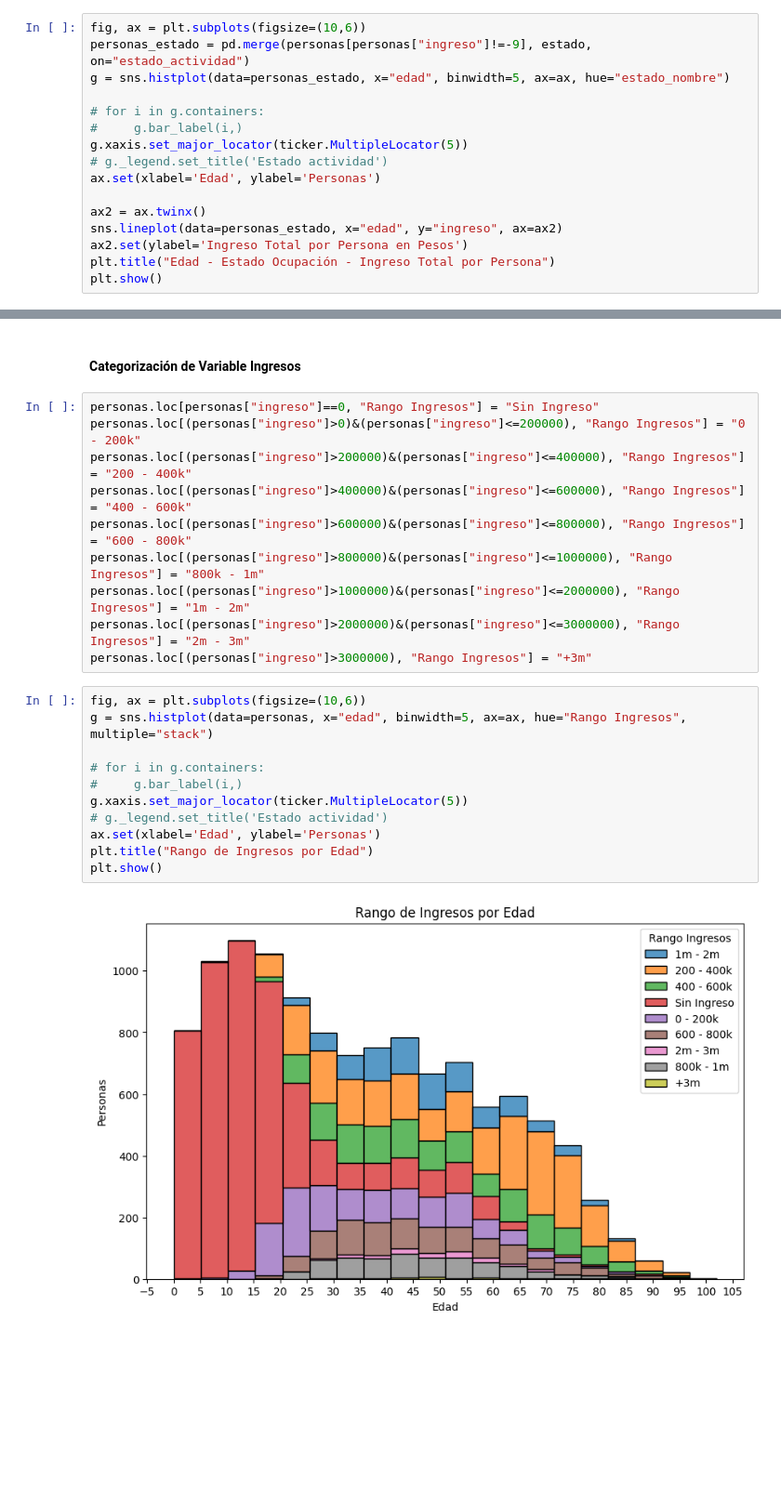
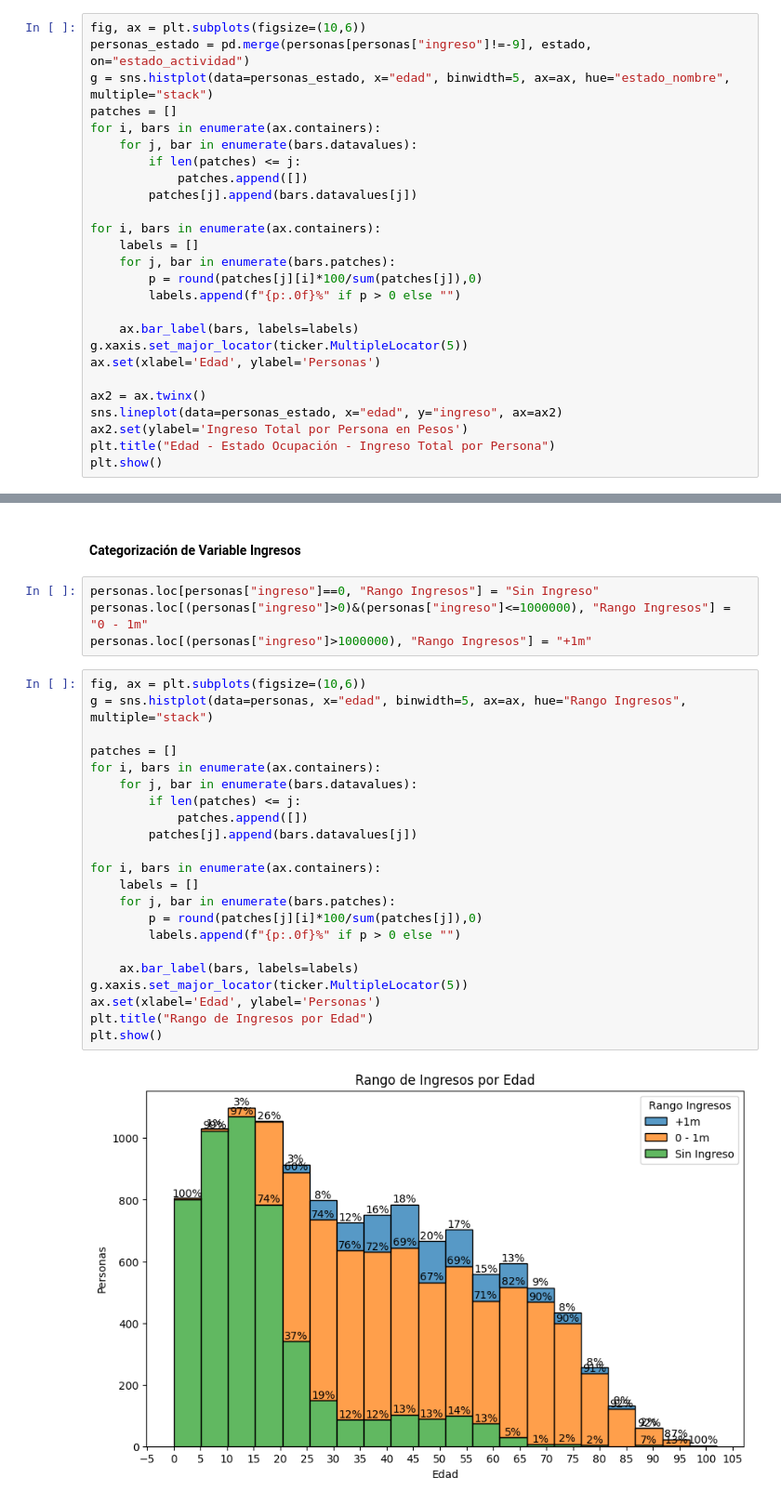
Before and after one commit to LMatiPerez/AnalisisDeDatosI_G5, a Jupyter notebook: graficos_grupo_5.ipynb, the cells around one changed output, grey strips where cells are left out. Shown at 93% size. Saved outputs shown, nothing was run; the diff lists cells and outputs as text; blank space fills up the shorter version.

```diff
--- a/graficos_grupo_5.ipynb
+++ b/graficos_grupo_5.ipynb
@@ -98,12 +95,22 @@ np.int64(0)
 # %%
 fig, ax = plt.subplots(figsize=(10,6))
 personas_estado = pd.merge(personas[personas["ingreso"]!=-9], estado, on="estado_actividad")
-g = sns.histplot(data=personas_estado, x="edad", binwidth=5, ax=ax, hue="estado_nombre")
+g = sns.histplot(data=personas_estado, x="edad", binwidth=5, ax=ax, hue="estado_nombre", multiple="stack")
+patches = []
+for i, bars in enumerate(ax.containers):
+    for j, bar in enumerate(bars.datavalues):
+        if len(patches) <= j:
+            patches.append([])
+        patches[j].append(bars.datavalues[j])
 
-# for i in g.containers:
-#     g.bar_label(i,)
+for i, bars in enumerate(ax.containers):
+    labels = []
+    for j, bar in enumerate(bars.patches):
+        p = round(patches[j][i]*100/sum(patches[j]),0)
+        labels.append(f"{p:.0f}%" if p > 0 else "")
+
+    ax.bar_label(bars, labels=labels)
 g.xaxis.set_major_locator(ticker.MultipleLocator(5))
-# g._legend.set_title('Estado actividad')
 ax.set(xlabel='Edad', ylabel='Personas')
 
 ax2 = ax.twinx()
@@ -117,24 +124,29 @@ plt.show()
 #### Categorización de Variable Ingresos
 # %%
 personas.loc[personas["ingreso"]==0, "Rango Ingresos"] = "Sin Ingreso"
-personas.loc[(personas["ingreso"]>0)&(personas["ingreso"]<=200000), "Rango Ingresos"] = "0 - 200k"
-personas.loc[(personas["ingreso"]>200000)&(personas["ingreso"]<=400000), "Rango Ingresos"] = "200 - 400k"
-personas.loc[(personas["ingreso"]>400000)&(personas["ingreso"]<=600000), "Rango Ingresos"] = "400 - 600k"
-personas.loc[(personas["ingreso"]>600000)&(personas["ingreso"]<=800000), "Rango Ingresos"] = "600 - 800k"
-personas.loc[(personas["ingreso"]>800000)&(personas["ingreso"]<=1000000), "Rango Ingresos"] = "800k - 1m"
-personas.loc[(personas["ingreso"]>1000000)&(personas["ingreso"]<=2000000), "Rango Ingresos"] = "1m - 2m"
-personas.loc[(personas["ingreso"]>2000000)&(personas["ingreso"]<=3000000), "Rango Ingresos"] = "2m - 3m"
-personas.loc[(personas["ingreso"]>3000000), "Rango Ingresos"] = "+3m"
+personas.loc[(personas["ingreso"]>0)&(personas["ingreso"]<=1000000), "Rango Ingresos"] = "0 - 1m"
+personas.loc[(personas["ingreso"]>1000000), "Rango Ingresos"] = "+1m"
 # %%
 fig, ax = plt.subplots(figsize=(10,6))
 g = sns.histplot(data=personas, x="edad", binwidth=5, ax=ax, hue="Rango Ingresos", multiple="stack")
 
-# for i in g.containers:
-#     g.bar_label(i,)
+patches = []
+for i, bars in enumerate(ax.containers):
+    for j, bar in enumerate(bars.datavalues):
+        if len(patches) <= j:
+            patches.append([])
+        patches[j].append(bars.datavalues[j])
+
+for i, bars in enumerate(ax.containers):
+    labels = []
+    for j, bar in enumerate(bars.patches):
+        p = round(patches[j][i]*100/sum(patches[j]),0)
+        labels.append(f"{p:.0f}%" if p > 0 else "")
+
+    ax.bar_label(bars, labels=labels)
 g.xaxis.set_major_locator(ticker.MultipleLocator(5))
-# g._legend.set_title('Estado actividad')
 ax.set(xlabel='Edad', ylabel='Personas')
 plt.title("Rango de Ingresos por Edad")
 plt.show()
 # %% [output]
-[figure, old version]
+[figure, new version]
```
Also changed, not shown: parts of 7 cells of this notebook.
